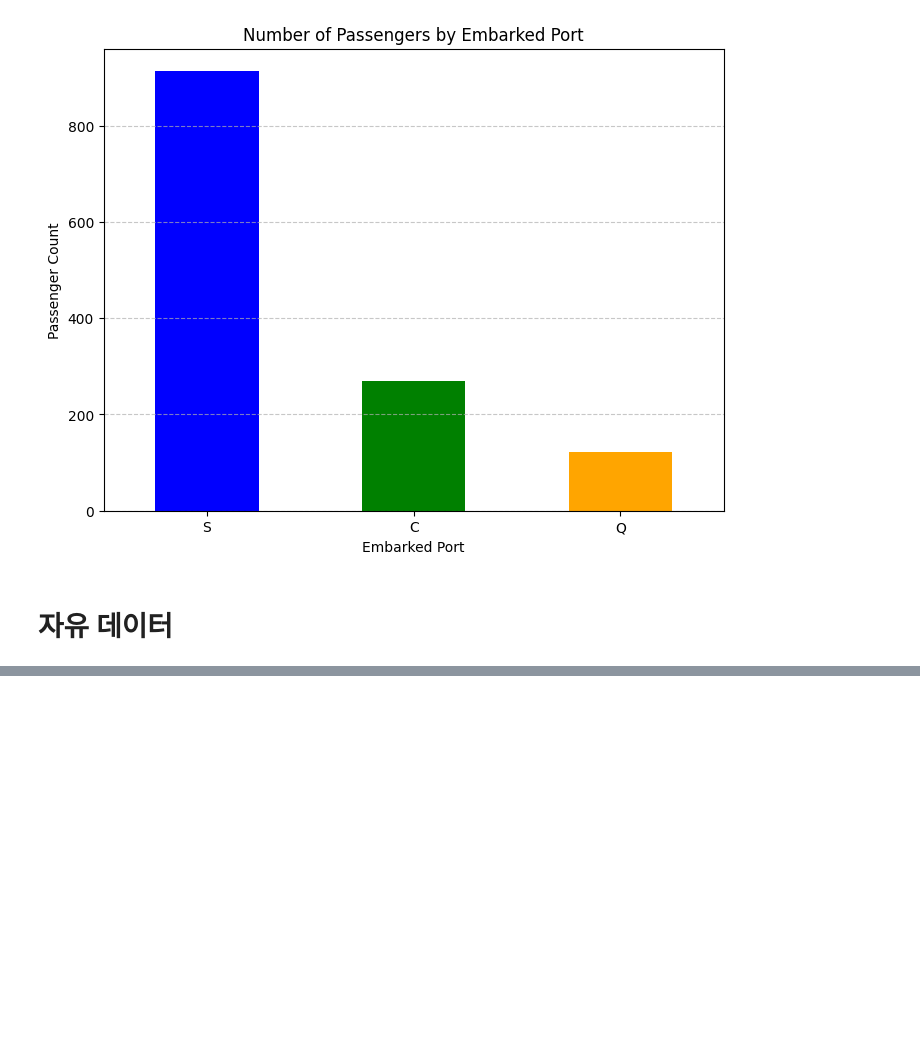
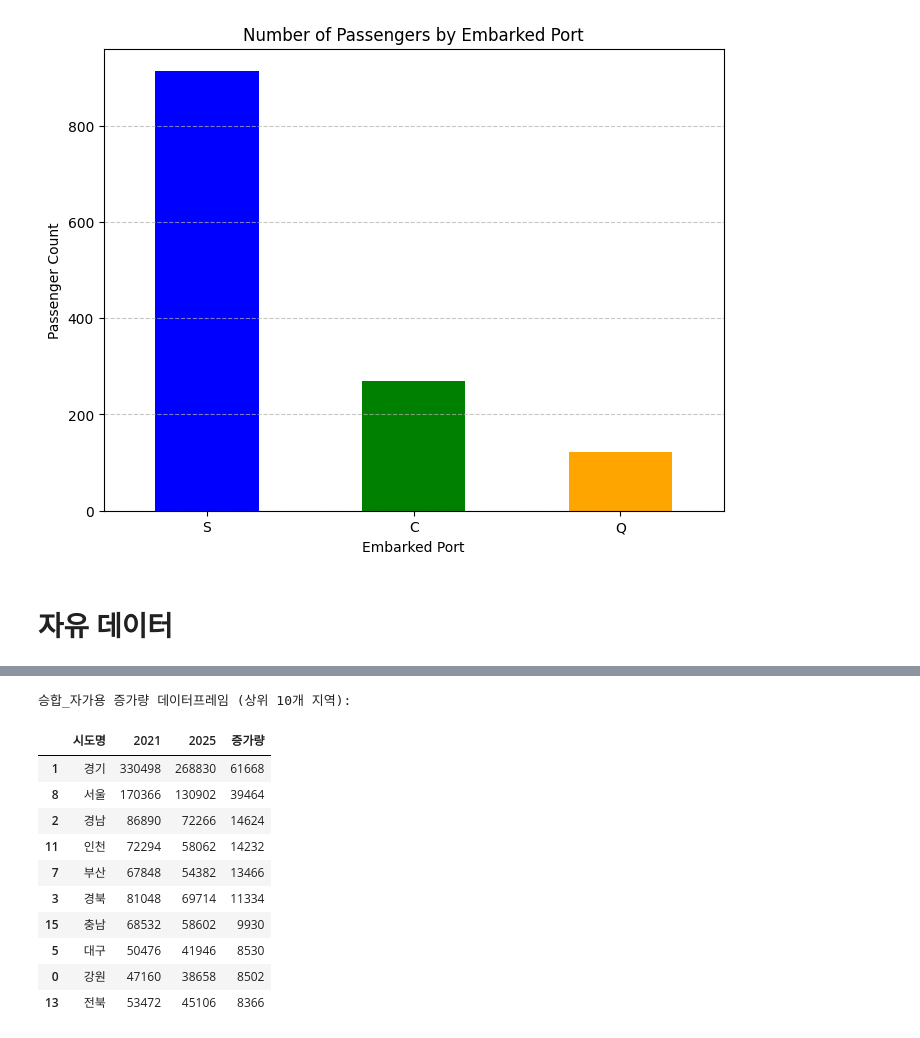
Before and after one commit to pcw11/datajo, a Jupyter notebook: 데이터조.ipynb, the cells around one changed output, grey strips where cells are left out. Cells and saved outputs as stored; diff of their text form; code cells hidden in the pictures; blank space fills up the shorter version.

```diff
--- a/데이터조.ipynb
+++ b/데이터조.ipynb
@@ -295,0 +324,36 @@ df1
+# %%
+# 데이터 정리: 쉼표 제거 및 숫자 변환
+df1['승합_자가용'] = df1['승합_자가용'].replace(',', '', regex=True).astype(int)
+
+# 2021년 4월과 2025년 4월 데이터 필터링
+df_2021 = df1[df1['월(Monthly)'] == '21-Apr']
+df_2025 = df1[df1['월(Monthly)'] == '25-Apr']
+
+# 지역별 승용_자가용 집계
+agg_data = pd.DataFrame({
+    '2021': df_2021.groupby('시도명')['승합_자가용'].sum(),
+    '2025': df_2025.groupby('시도명')['승합_자가용'].sum()
+}).reset_index()
+
+# 증가량 계산
+agg_data['증가량'] = agg_data['2021'] - agg_data['2025']
+
+# 증가량 기준 상위 지역 정렬
+agg_data = agg_data.sort_values('증가량', ascending=False)
+
+# 데이터프레임 출력
+print("\n승합_자가용 증가량 데이터프레임 (상위 10개 지역):")
+agg_data.head(10)
+# %% [output]
+승합_자가용 증가량 데이터프레임 (상위 10개 지역):
+|  | 시도명 | 2021 | 2025 | 증가량 |
+| 1 | 경기 | 330498 | 268830 | 61668 |
+| 8 | 서울 | 170366 | 130902 | 39464 |
+| 2 | 경남 | 86890 | 72266 | 14624 |
+| 11 | 인천 | 72294 | 58062 | 14232 |
+| 7 | 부산 | 67848 | 54382 | 13466 |
+| 3 | 경북 | 81048 | 69714 | 11334 |
+| 15 | 충남 | 68532 | 58602 | 9930 |
+| 5 | 대구 | 50476 | 41946 | 8530 |
+| 0 | 강원 | 47160 | 38658 | 8502 |
+| 13 | 전북 | 53472 | 45106 | 8366 |
```
Also changed, not shown: parts of 5 cells of this notebook.
